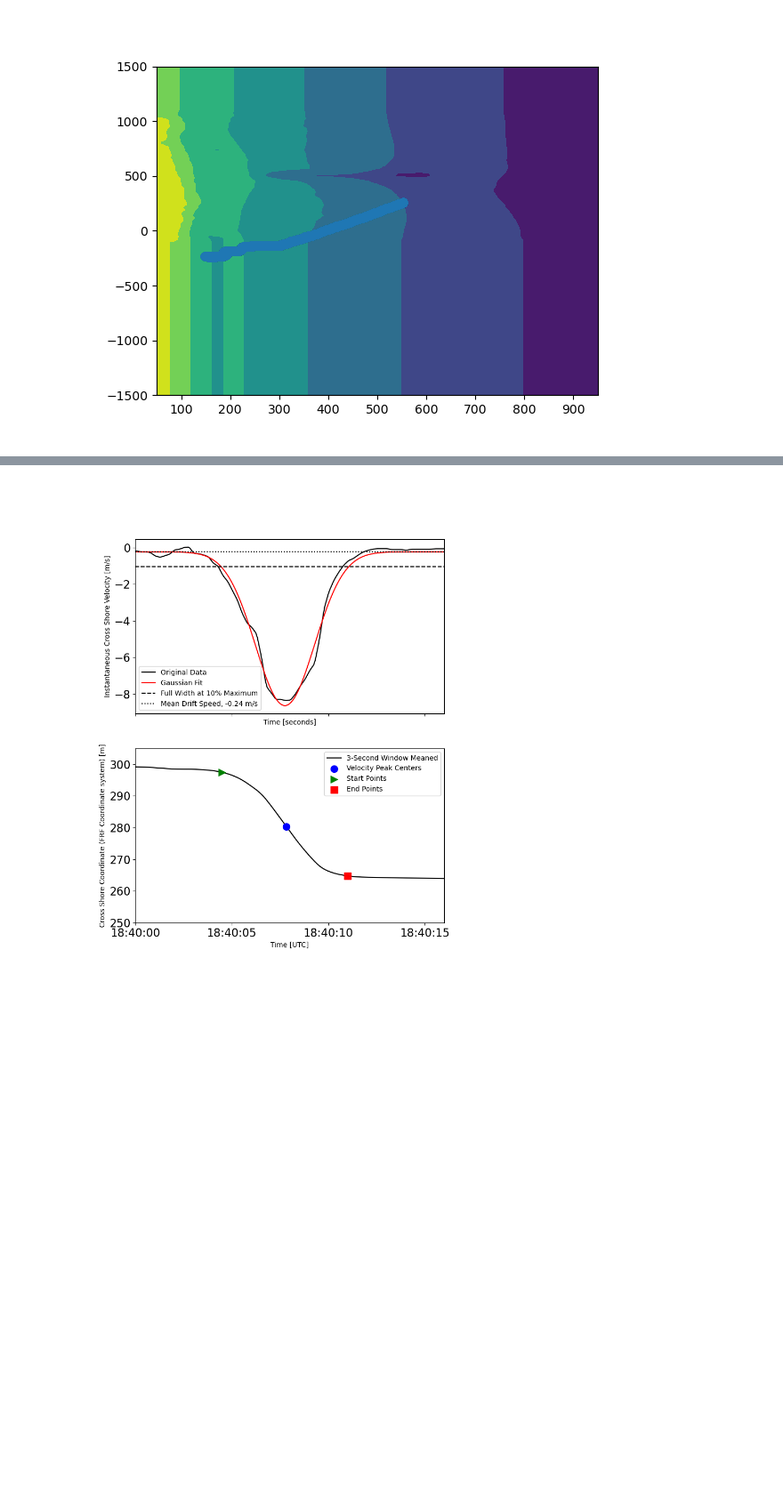
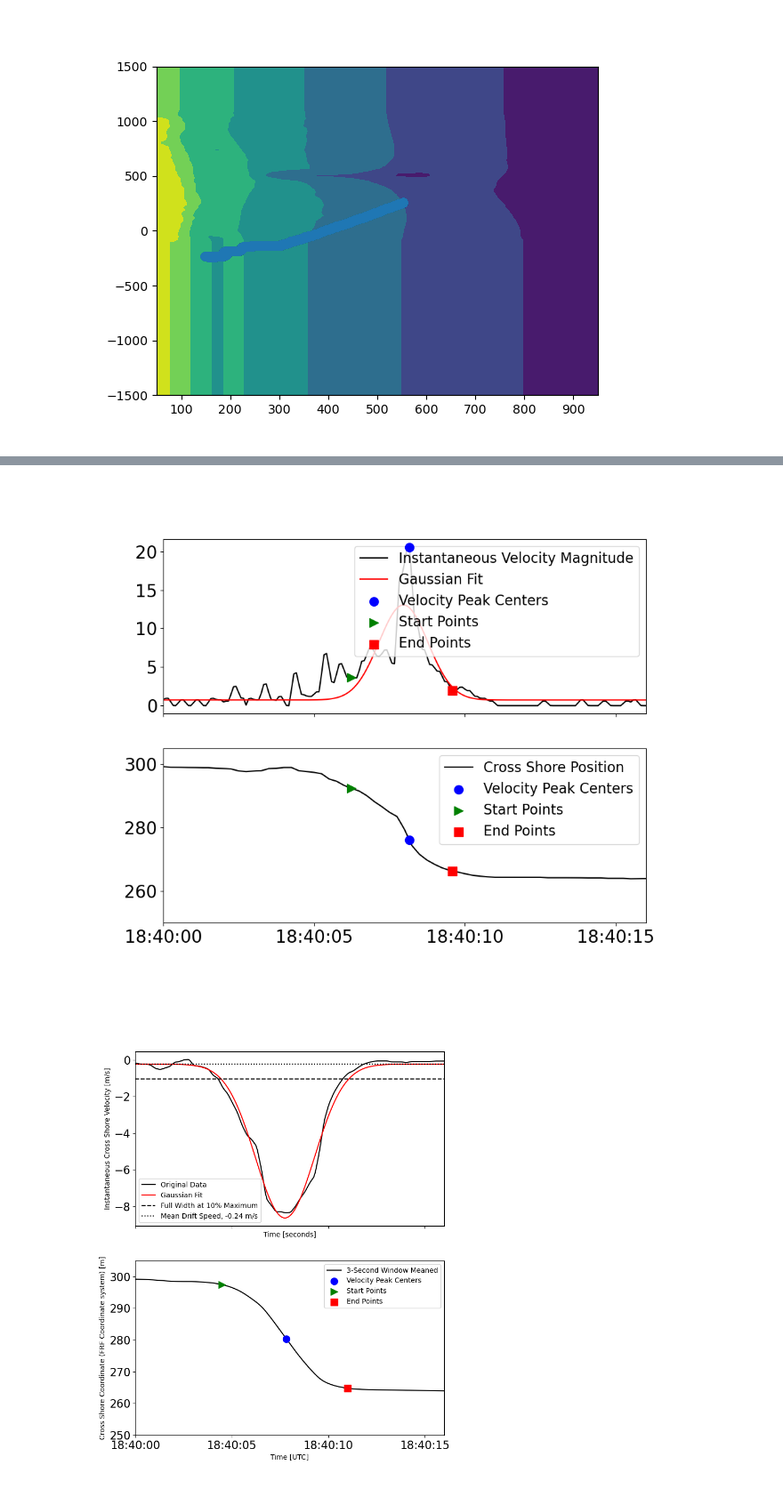
Before and after one commit to edwinrainville/surfing-transport, a Jupyter notebook: analysis/gaussian-fit-example.ipynb, the cells around one changed output, grey strips where cells are left out. Shown: that part at 89% size. Drawn from its saved outputs; the diff is of its cells as text; code cells hidden in the pictures; blank space fills up the shorter version.

```diff
--- a/analysis/gaussian-fit-example.ipynb
+++ b/analysis/gaussian-fit-example.ipynb
@@ -209,3 +345,58 @@ ax2.tick_params(axis='both', labelsize=16)
+# %%
+# # Look at the data surrounding the peak index
+# # Select the region around the peak
+# n = 0
+# window = 100
+# peak_index = peak_vel_indices[n]
+# delta_t = 1/12
+
+# # nans, _ = nan_helper(speed_values_in_window)
+# # speed_values_in_window[nans]= np.interp(time_values_in_window[nans], time_values_in_window[~nans], speed_values_in_window[~nans])
+
+# # # Remove the mean value from the speeds
+# # # mean_speed_in_jump_window = np.nanmean(speed_values_in_window)
+# # mean_speed_in_jump_window = np.nanmean(instantaneous_x_vel)
+# # speed_values_in_window_nomean = speed_values_in_window - mean_speed_in_jump_window
+
+# # # Initial guess for the parameters
+# # initial_guess = [max(speed_values_in_window), peak_index, 1.0]
+
+# # # Fit the Data in the window to a guassian function
+# # popt, _ = curve_fit(gaussian, time_values_in_window, speed_values_in_window_nomean, p0=initial_guess)
+# # amplitude, gaussian_center_index, stddev = popt
+# # ten_percent_max_with_offset = ((instantaneous_x_vel[peak_vel_indices[n]] - mean_speed_in_jump_window) * 0.1) + mean_speed_in_jump_window
+# # fit_gaussian = (gaussian(time_values_in_window, amplitude, gaussian_center_index, stddev) + mean_speed_in_jump_window)
+# # width = np.abs(4.3 * stddev) # This is the "Full Width at Tenth of Maximum" (FWTM) value for a gaussian in indices
+# # start_point = int(int(gaussian_center_index) - width//2)
+# # end_point = int(int(gaussian_center_index) + width//2)
+
+# Plot the window of data and the optimized guassian
+fig, (ax1, ax2) = plt.subplots(figsize=(10,8), nrows=2, sharex=True)
+ax1.plot(time[peak_vel_indices[n] - window : peak_vel_indices[n] + window + 1], speed_values_in_window, color='k', label='Instantaneous Velocity Magnitude')
+ax1.plot(time[peak_vel_indices[n] - window : peak_vel_indices[n] + window + 1], fit_gaussian, color='r', label='Gaussian Fit')
+ax1.scatter(time[peak_vel_indices[n]], instantaneous_total_vel_nofilter[peak_vel_indices[n]], color='b', s=100, label='Velocity Peak Centers', zorder=10)
+ax1.scatter(time[start_point], instantaneous_total_vel_nofilter[start_point], color='g', marker='>', s=100, label='Start Points', zorder=10)
+ax1.scatter(time[end_point], instantaneous_total_vel_nofilter[end_point], color='r', marker='s', s=100, label='End Points', zorder=10)
+# ax1.axhline(ten_percent_max_with_offset, color='k', linestyle='dashed', label='Full Width at 10% Maximum')
+# ax1.axhline(mean_speed_in_jump_window, color='k', linestyle='dotted', label=f'Mean Drift Speed, {np.round(mean_speed_in_jump_window, 2)} m/s')
+ax1.legend(fontsize=16)
+# ax1.set_xlabel('Time [seconds]')
+# ax1.set_ylabel('Instantaneous Cross Shore Velocity [m/s]')
+ax1.tick_params(axis='both', labelsize=20)
+
+# Check the points on the distance curve
+ax2.plot(time, x, color='k', label='Cross Shore Position', zorder=0)
+ax2.scatter(time[peak_vel_indices], x[peak_vel_indices], color='b', s=100, label='Velocity Peak Centers', zorder=10)
+ax2.scatter(time[start_point], x[start_point], color='g', marker='>', s=100, label='Start Points', zorder=10)
+ax2.scatter(time[end_point], x[end_point], color='r', marker='s', s=100, label='End Points', zorder=10)
+ax2.legend(fontsize=16)
+# ax2.set_xlabel('Time [UTC]')
+# ax2.set_ylabel('Cross Shore Coordinate (FRF Coordinate system) [m]')
+ax2.set_xlim(datetime.datetime(2021, 10, 8, 18, 40, 0), datetime.datetime(2021, 10, 8, 18, 40, 16))
+ax2.set_ylim(250, 305)
+ax2.tick_params(axis='both', labelsize=20)
+# %% [output]
+[figure, added]
 # %%
 def gaussian(x, amplitude, mean, stddev):
     return amplitude * np.exp(-((x - mean) ** 2) / (2 * stddev ** 2))
```
Also changed, not shown: parts of 4 cells of this notebook, 10 other files.
